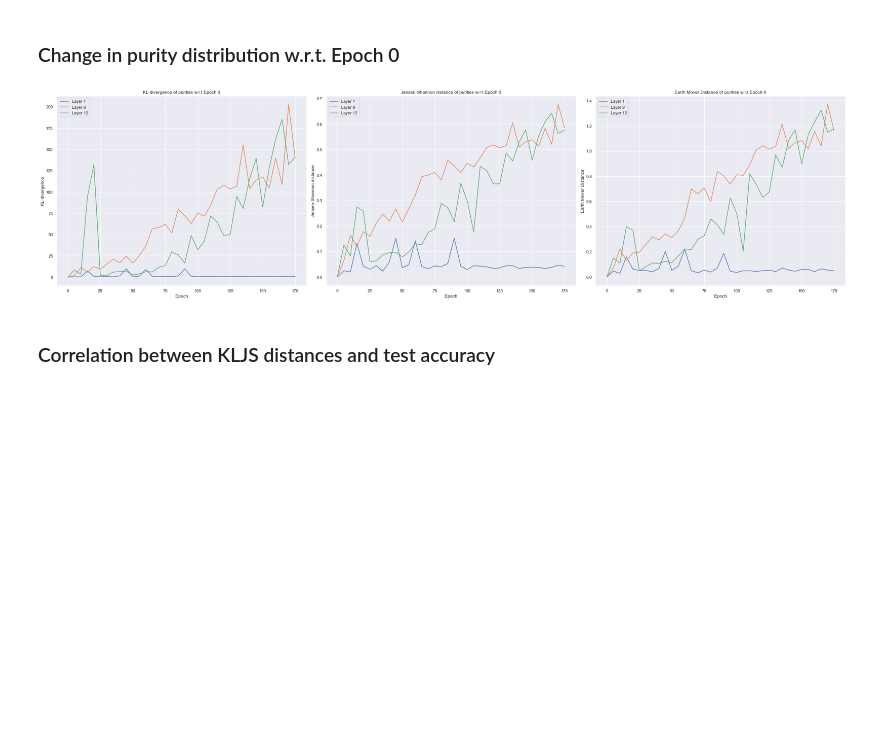
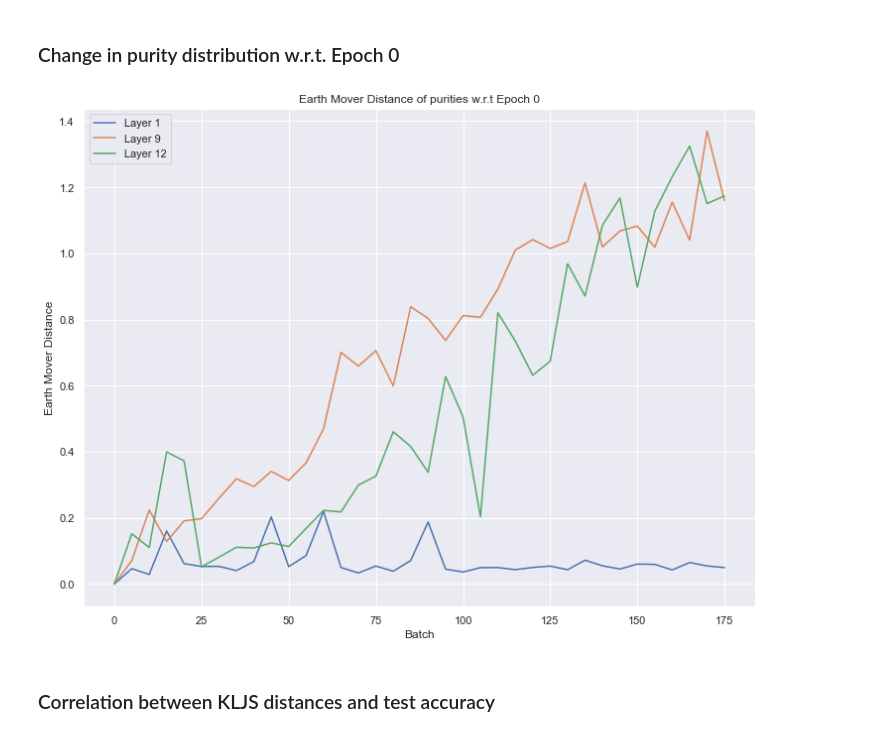
Before and after one commit to tdavislab/TopoBERT, a Jupyter notebook: notebooks/impuritiesv3.ipynb, the cells around one changed output. Cells and saved outputs as stored; diff of their text form; code cells hidden in the pictures; blank space fills up the shorter version.

```diff
--- a/notebooks/impuritiesv3.ipynb
+++ b/notebooks/impuritiesv3.ipynb
@@ -297,7 +297,7 @@ def plot_kljs(purity_df, layer):
         jen_shannon.append(jensenshannon(purity_kdes[0], purity_kdes[i]))
 
     axes[1].plot(np.arange(0, NUM_EPOCHS, EPOCH_GAP), jen_shannon)
-    axes[1].set_xlabel('Epoch')
+    axes[1].set_xlabel('Batch')
     axes[1].set_ylabel('Jensen-Shannon')
     axes[1].set_title('Jensen-Shannon distance of purities w.r.t Epoch 0')
 
@@ -336,17 +336,17 @@ def plot_kljs_labelled(purity_dfs, plot_labels, axes):
         axes[1].plot(np.arange(0, NUM_EPOCHS, EPOCH_GAP), jen_shannon, label=label)
         axes[2].plot(np.arange(0, NUM_EPOCHS, EPOCH_GAP), earth_mover, label=label)
 
-    axes[0].set_xlabel('Epoch')
+    axes[0].set_xlabel('Batch')
     axes[0].set_ylabel('KL-divergence')
     axes[0].set_title('KL-divergence of purities w.r.t Epoch 0')
     axes[0].legend()
 
-    axes[1].set_xlabel('Epoch')
+    axes[1].set_xlabel('Batch')
     axes[1].set_ylabel('Jensen-Shannon distance')
     axes[1].set_title('Jensen-Shannon distance of purities w.r.t Epoch 0')
     axes[1].legend()
 
-    axes[2].set_xlabel('Epoch')
+    axes[2].set_xlabel('Batch')
     axes[2].set_ylabel('Earth Mover Distance')
     axes[2].set_title('Earth Mover Distance of purities w.r.t Epoch 0')
     axes[2].legend()
@@ -404,29 +404,33 @@ for layer in LAYERS:
 # %%
 
 fig, axes = plt.subplots(nrows=1, ncols=3, figsize=(30, 8))
 kl_divs, jen_shannons, earth_movers = plot_kljs_labelled(purity_dfs, plot_labels, axes)
 
 
 # acc_ax1 = axes[0].twinx()
 # acc_ax1.set_ylabel('Accuracy')
 # acc_ax1.plot(np.arange(0, NUM_EPOCHS, EPOCH_GAP), accuracies, linestyle='--', color='black', label='Accuracy')
 # # acc_ax1.set_ylim(0, 1)
 # # acc_ax.legend()
 
 # acc_ax2 = axes[1].twinx()
 # acc_ax2.plot(np.arange(0, NUM_EPOCHS, EPOCH_GAP), accuracies, linestyle='--', color='black', label='Accuracy')
 # acc_ax2.set_ylabel('Accuracy')
 # # acc_ax2.set_ylim(0, 1)
 
 # acc_ax1.legend()
 # acc_ax2.legend()
+axes[0].remove()
+axes[1].remove()
 
 fig.tight_layout()
 
-plt.savefig(f'images/kljs/kl_js_distances_{DATASET}_{DATA}.png', dpi=300)
+# plt.savefig(f'images/kljs/kl_js_distances_{DATASET}_{DATA}.png', dpi=300, bbox_inches='tight')
+plt.savefig(f'images/kljs/emd_distances_{DATASET}_{DATA}.png', dpi=300, bbox_inches='tight')
+
 # plt.close()
 # %% [output]
-[figure, old version]
+[figure, new version]
 # %% [markdown]
 ### Correlation between KLJS distances and test accuracy
 # %%
```
Also changed, not shown: parts of 3 cells of this notebook, 8 other files.
